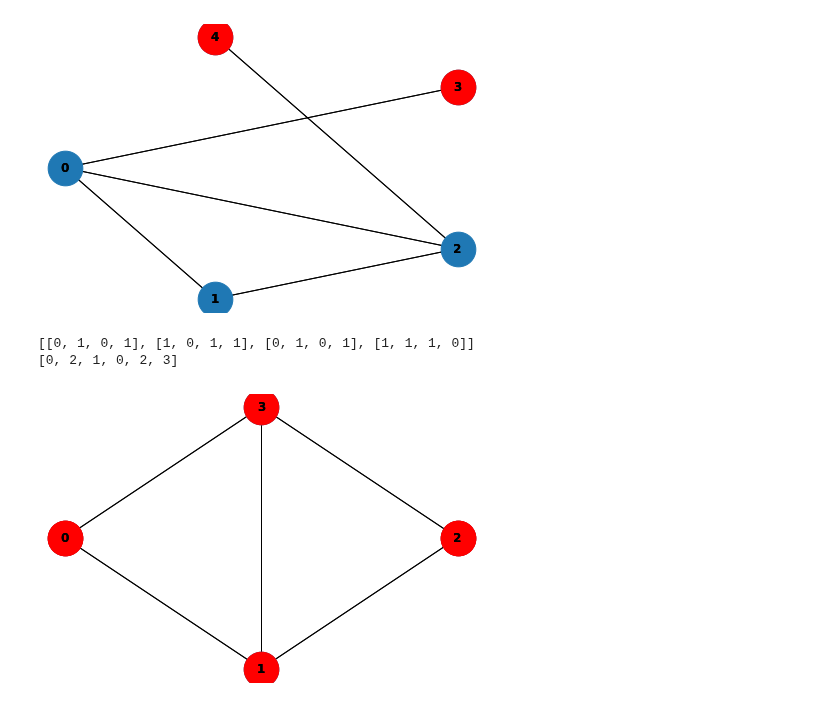
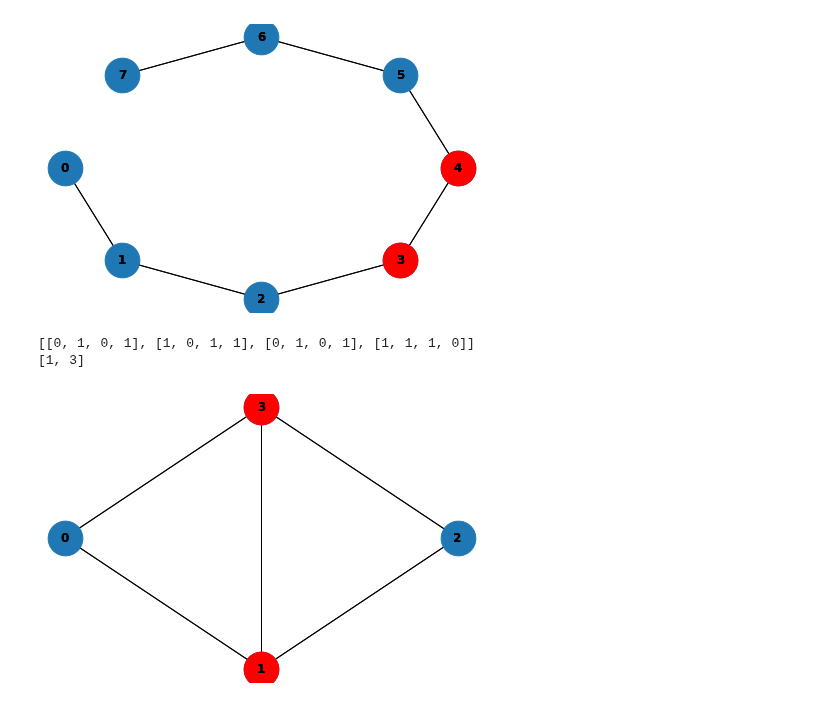
Before and after one commit to zbokostya/algorithms_3_1, a Jupyter notebook: Graph1.1.ipynb, the cells around one changed output. Drawn from its saved outputs; the diff is of its cells as text; code cells hidden in the pictures.

```diff
--- a/Graph1.1.ipynb
+++ b/Graph1.1.ipynb
@@ -124,19 +124,25 @@ class Graph:
                 for k in range(len(matr)):
                     if matr[i][k] != (len(matr) + 10) and matr[k][j] != (len(matr) + 10) and matr[i][k] + matr[k][j] < matr[i][j]:
                         matr[i][j] = matr[i][k] + matr[k][j]
-#                         matr_ways[i][j] = matr_ways[i][k]
+                        matr_ways[i][j] = matr_ways[i][k]
 
 
-        maximum = 0
+        minimum = len(matr) * len(matr)
+        cnt = 0
         for i in range(len(matr)):
             for j in range(len(matr)):
-                if maximum < matr[i][j]:
-                    maximum = matr[i][j]
+                cnt += matr[i][j]
+            if minimum > cnt:
+                minimum = cnt
+            cnt = 0
 
         for i in range(len(matr)):
             for j in range(len(matr)):
-                if matr[i][j] == maximum:
-                    rez.append(matr_ways[i][j])
+                cnt += matr[i][j]
+            if minimum == cnt:
+                rez.append(i)
+            cnt = 0
+
         return rez
 
     def get_graph_by_edges_list(self):
@@ -197,11 +206,12 @@ obj1 = Graph.init_by_adjacency_matrix(adjacency_matrix)
 # %%
-obj2 = Graph.init_by_edges_list([(0,1),(0,2),(0,3),(1,2),(2,4)])
+# obj2 = Graph.init_by_edges_list([(0,1),(0,2),(0,3),(1,2),(2,4)])
+obj2 = Graph.init_by_edges_list([(0,1),(1,2),(2,3),(3,4),(4,5),(5,6),(6,7)])
 # print(obj2.get_graph())
 # draw_graph(obj2.get_graph())
 # init_DFS(obj2.get_graph(), 2)
 draw_graph(obj2.get_graph(), obj2.find_medians())
 # %% [output]
-[figure, old version]
+[figure, new version]
 # %%
 incendent_matrix = [
     [1,1,0,0,0],
@@ -215,8 +225,8 @@ print(obj3.find_medians())
 draw_graph(obj3.get_graph(), obj3.find_medians())
 # %% [output]
 [[0, 1, 0, 1], [1, 0, 1, 1], [0, 1, 0, 1], [1, 1, 1, 0]]
-[0, 2, 1, 0, 2, 3]
+[1, 3]
-[figure, old version]
+[figure, new version]
 # %%
 # class Graph:
 #     def __init__(self, matr: list):
```
Also changed, not shown: parts of 1 cell of this notebook.
